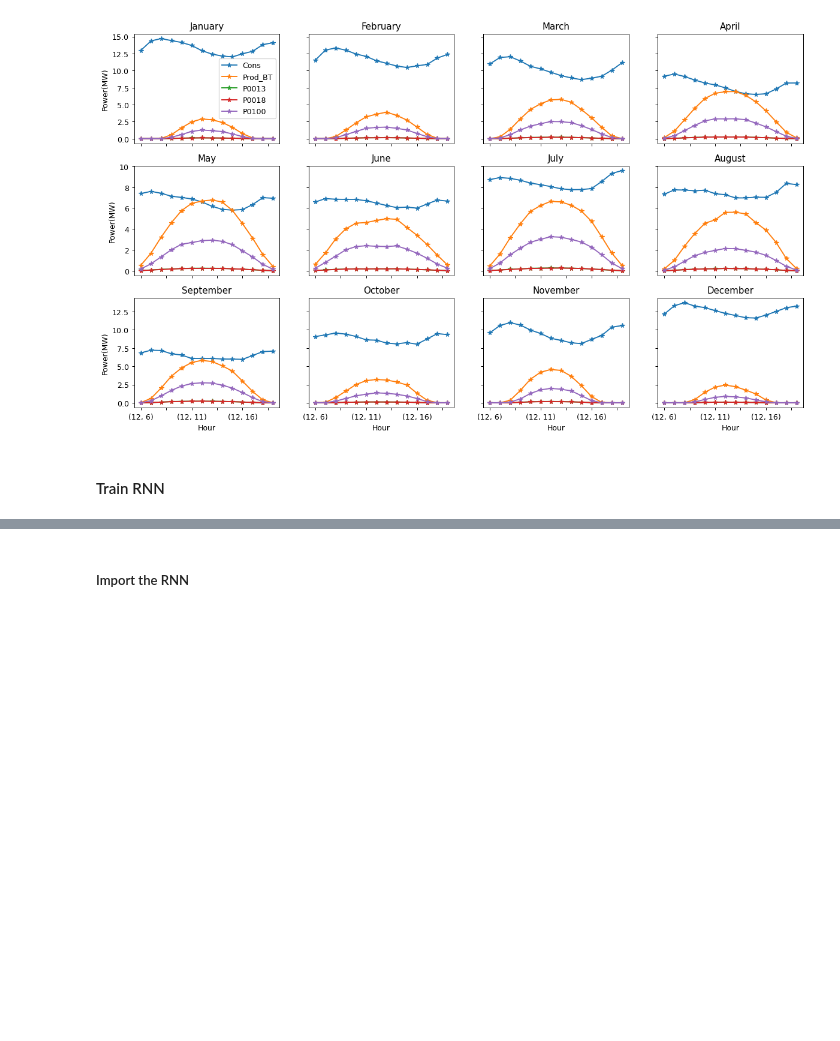
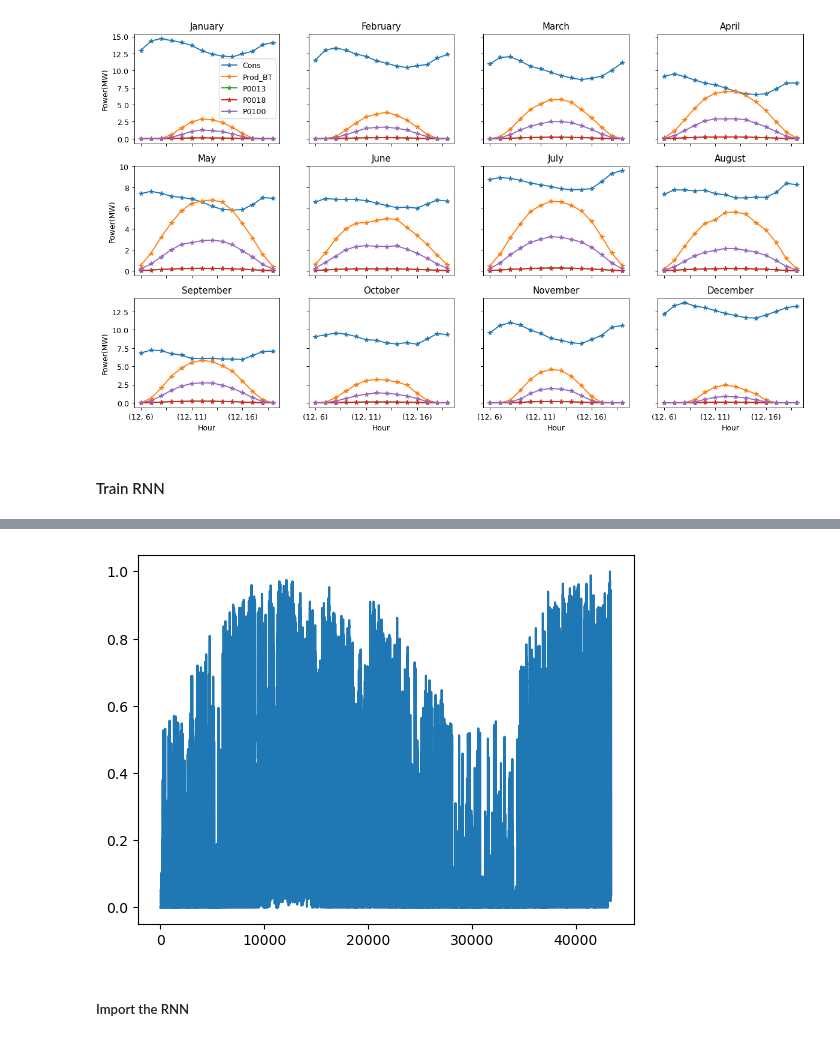
Before and after one commit to pajjaecat/Saint_Laurent_De_Jourdes, a Jupyter notebook: Multi_Input3_RNN_training.ipynb, the cells around one changed output, grey strips where cells are left out. Saved outputs shown, nothing was run; the diff lists cells and outputs as text; code cells hidden in the pictures; blank space fills up the shorter version.

```diff
--- a/Multi_Input3_RNN_training.ipynb
+++ b/Multi_Input3_RNN_training.ipynb
@@ -322,3 +342,7 @@ plt.plot(train_scaled_num);
+# %%
+plt.plot(train_scaled_num_Vrise);
+# %% [output]
+[figure, added]
 # %% [markdown]
 ##### Import the RNN
 # %%
```
Also changed, not shown: parts of 12 cells of this notebook, 6 other files.
